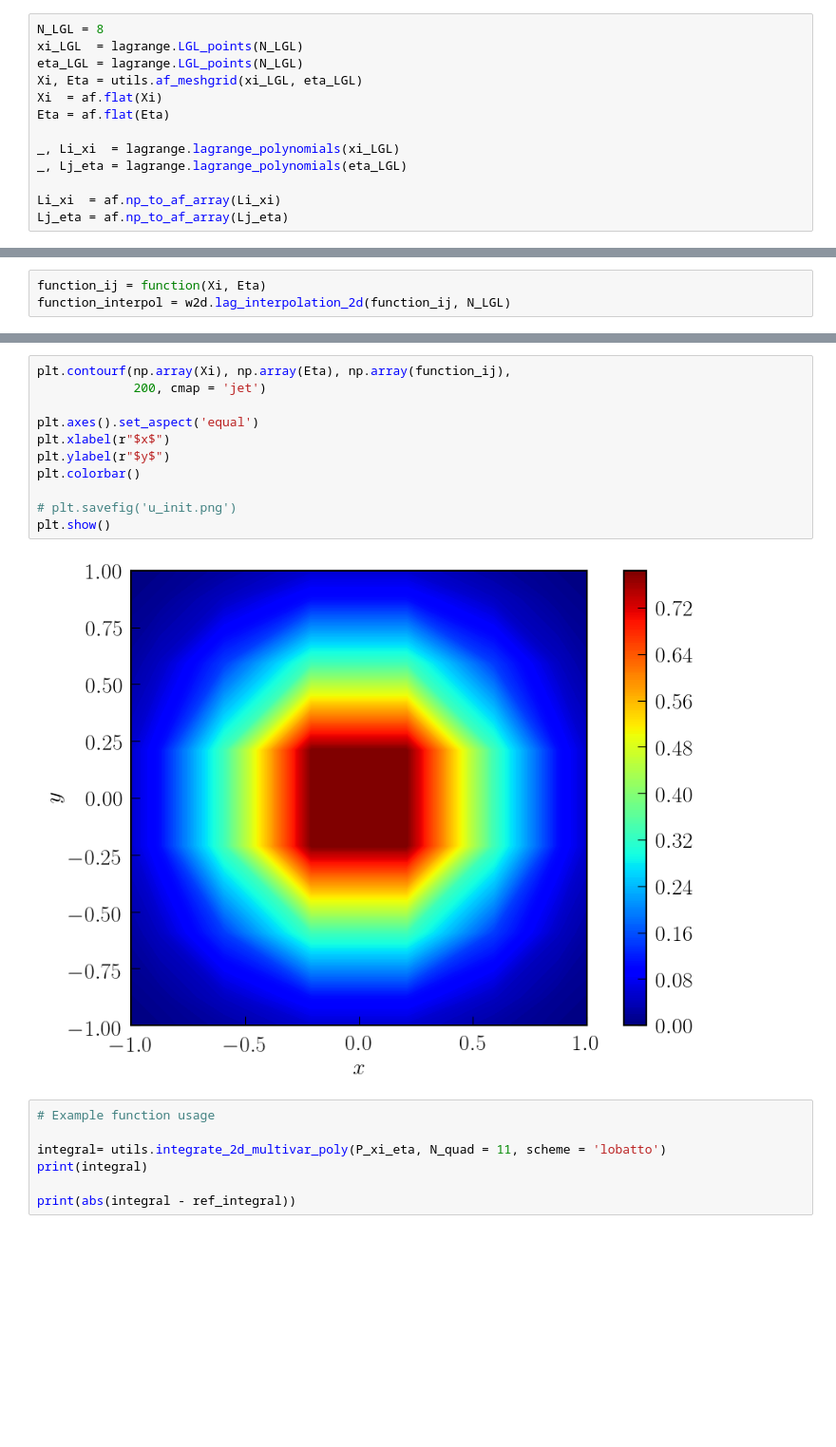
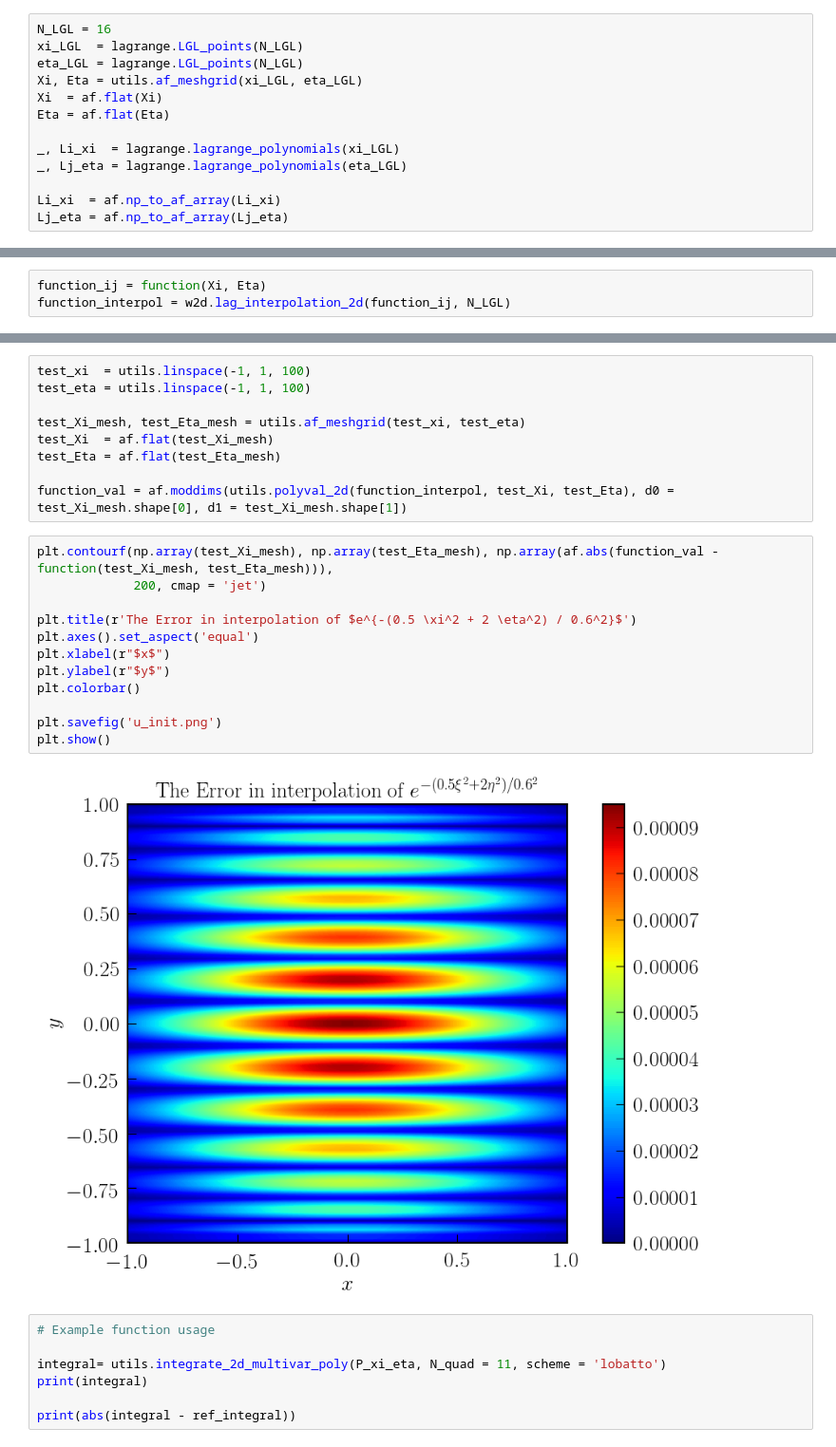
Before and after one commit to QuazarTech/DG_Maxwell, a Jupyter notebook: examples/integrate2d_using_poly2d_convergence_test.ipynb, the cells around one changed output, grey strips where cells are left out. Shown at 95% size. Saved outputs shown, nothing was run; the diff lists cells and outputs as text; blank space fills up the shorter version.

```diff
--- a/examples/integrate2d_using_poly2d_convergence_test.ipynb
+++ b/examples/integrate2d_using_poly2d_convergence_test.ipynb
@@ -57,7 +57,7 @@ plt.rcParams['ytick.direction']    = 'in'
 plt.rcParams['text.usetex']        = True
 plt.rcParams['text.latex.unicode'] = True
 # %%
-N_LGL = 8
+N_LGL = 16
 xi_LGL  = lagrange.LGL_points(N_LGL)
 eta_LGL = lagrange.LGL_points(N_LGL)
 Xi, Eta = utils.af_meshgrid(xi_LGL, eta_LGL)
@@ -104,16 +118,26 @@ Dims: (8, 8, 64)
+# %%
+test_xi  = utils.linspace(-1, 1, 100)
+test_eta = utils.linspace(-1, 1, 100)
+
+test_Xi_mesh, test_Eta_mesh = utils.af_meshgrid(test_xi, test_eta)
+test_Xi  = af.flat(test_Xi_mesh)
+test_Eta = af.flat(test_Eta_mesh)
+
+function_val = af.moddims(utils.polyval_2d(function_interpol, test_Xi, test_Eta), d0 = test_Xi_mesh.shape[0], d1 = test_Xi_mesh.shape[1])
 # %%
-plt.contourf(np.array(Xi), np.array(Eta), np.array(function_ij),
+plt.contourf(np.array(test_Xi_mesh), np.array(test_Eta_mesh), np.array(af.abs(function_val - function(test_Xi_mesh, test_Eta_mesh))),
              200, cmap = 'jet')
 
+plt.title(r'The Error in interpolation of $e^{-(0.5 \xi^2 + 2 \eta^2) / 0.6^2}$')
 plt.axes().set_aspect('equal')
 plt.xlabel(r"$x$")
 plt.ylabel(r"$y$")
 plt.colorbar()
 
-# plt.savefig('u_init.png')
+plt.savefig('u_init.png')
 plt.show()
 # %% [output]
-[figure, old version]
+[figure, new version]
 # %%
 # Example function usage
 
```
Also changed, not shown: parts of 5 cells of this notebook, 1 other file.
